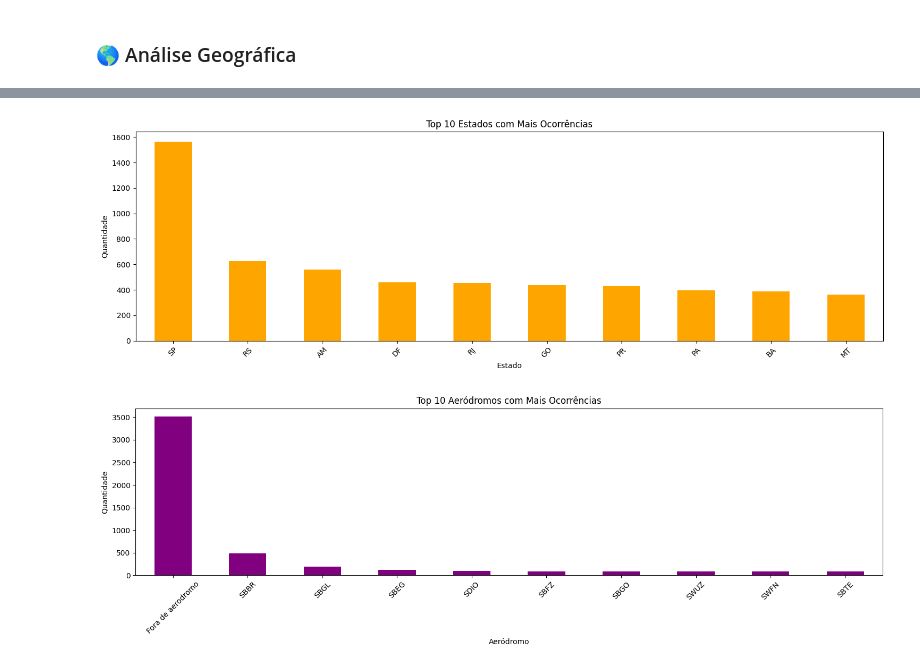
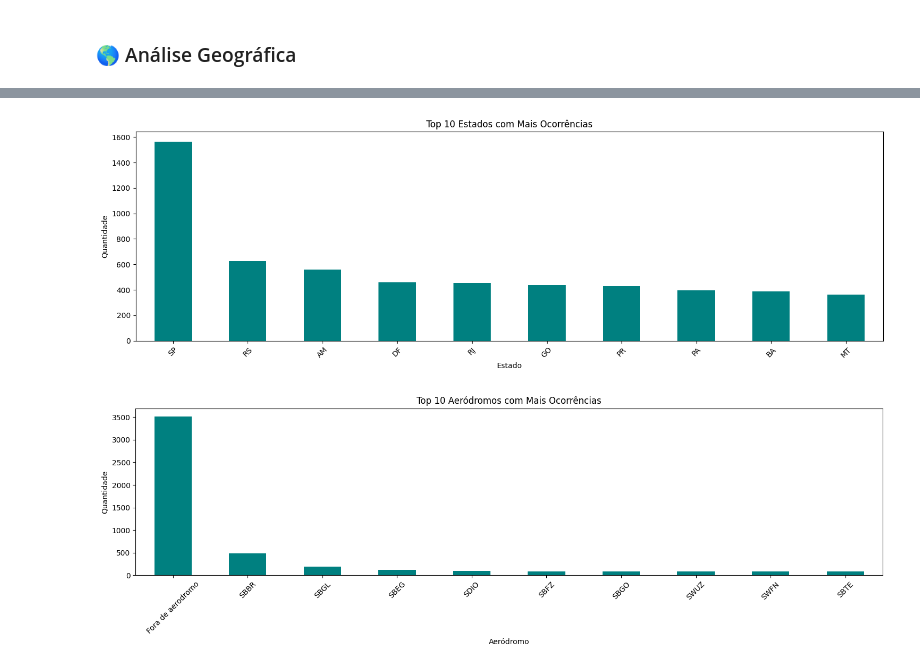
Before and after one commit to GabrielCosta45/analise_aeronautica, a Jupyter notebook: voos_seguros.ipynb, the cells around one changed output, grey strips where cells are left out. Saved outputs shown, nothing was run; the diff lists cells and outputs as text; code cells hidden in the pictures.

```diff
--- a/voos_seguros.ipynb
+++ b/voos_seguros.ipynb
@@ -169,19 +171,19 @@ plt.show()
 # %%
 # Gráfico 2: TOP10 estado com mais Ocorrências
 plt.figure(figsize=(15, 5))
-df['ocorrencia_uf'].value_counts().head(10).plot(kind='bar', color='orange')
+df['ocorrencia_uf'].value_counts().head(10).plot(kind='bar', color='Teal')
 plt.title('Top 10 Estados com Mais Ocorrências')
 plt.xlabel('Estado')
 plt.ylabel('Quantidade')
 plt.xticks(rotation=45)
 plt.tight_layout()
 plt.show()
 # %% [output]
-[figure, old version]
+[figure, new version]
 # %%
 # Aeródromos mais recorrentes (ocorrencia_aerodromo)
 plt.figure(figsize=(15, 5))
-df['ocorrencia_aerodromo'].value_counts().head(10).plot(kind='bar', color='purple')
+df['ocorrencia_aerodromo'].value_counts().head(10).plot(kind='bar', color='Teal')
 plt.title('Top 10 Aeródromos com Mais Ocorrências')
 plt.xlabel('Aeródromo')
 plt.ylabel('Quantidade')
@@ -189,6 +191,6 @@ plt.xticks(rotation=45)
 plt.tight_layout()
 plt.show()
 # %% [output]
-[figure, old version]
+[figure, new version]
 # %%
 # Mapa de calor com latitude e longitude (ocorrencia_latitude, ocorrencia_longitude)
```
Also changed, not shown: parts of 8 cells of this notebook.
